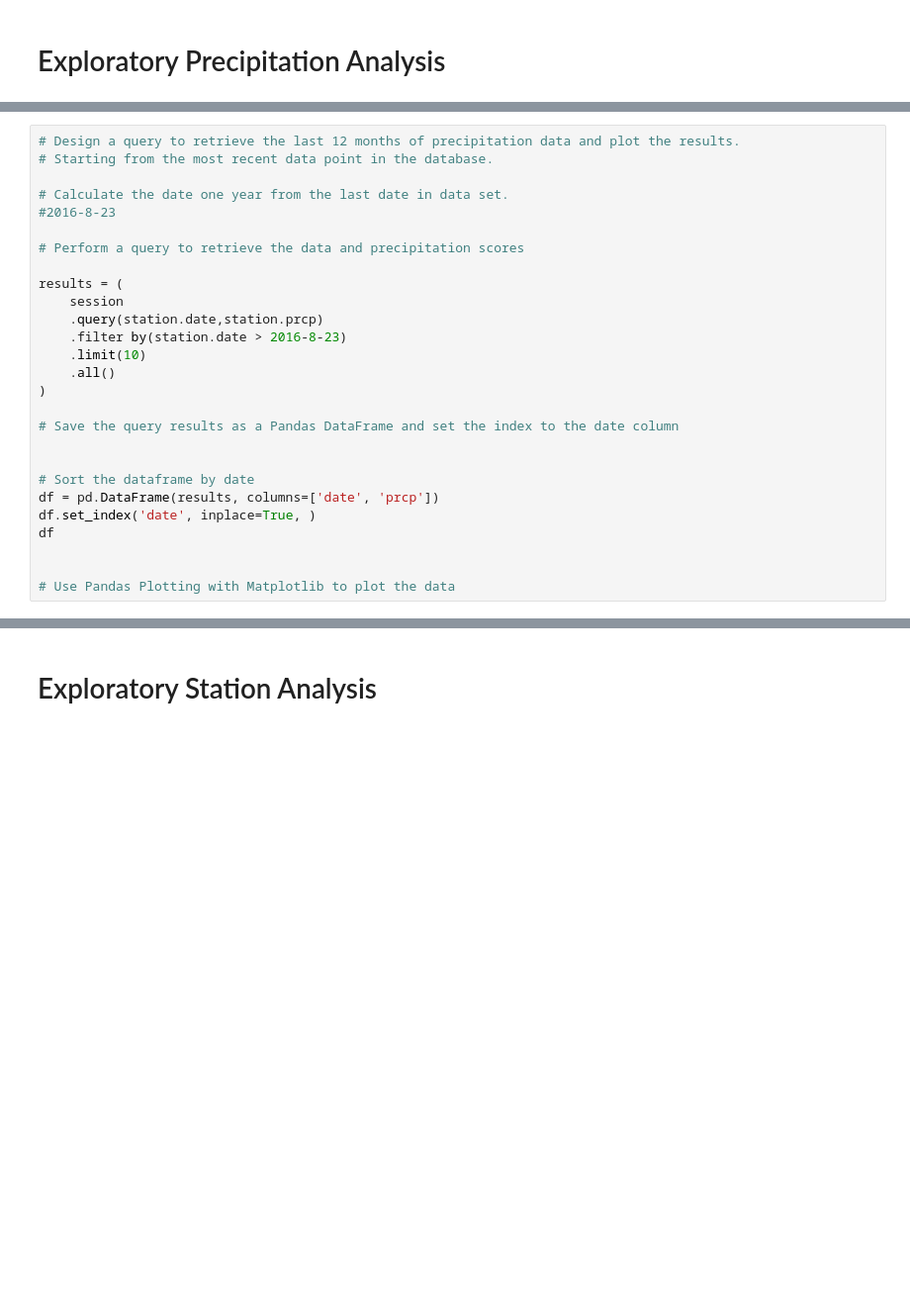
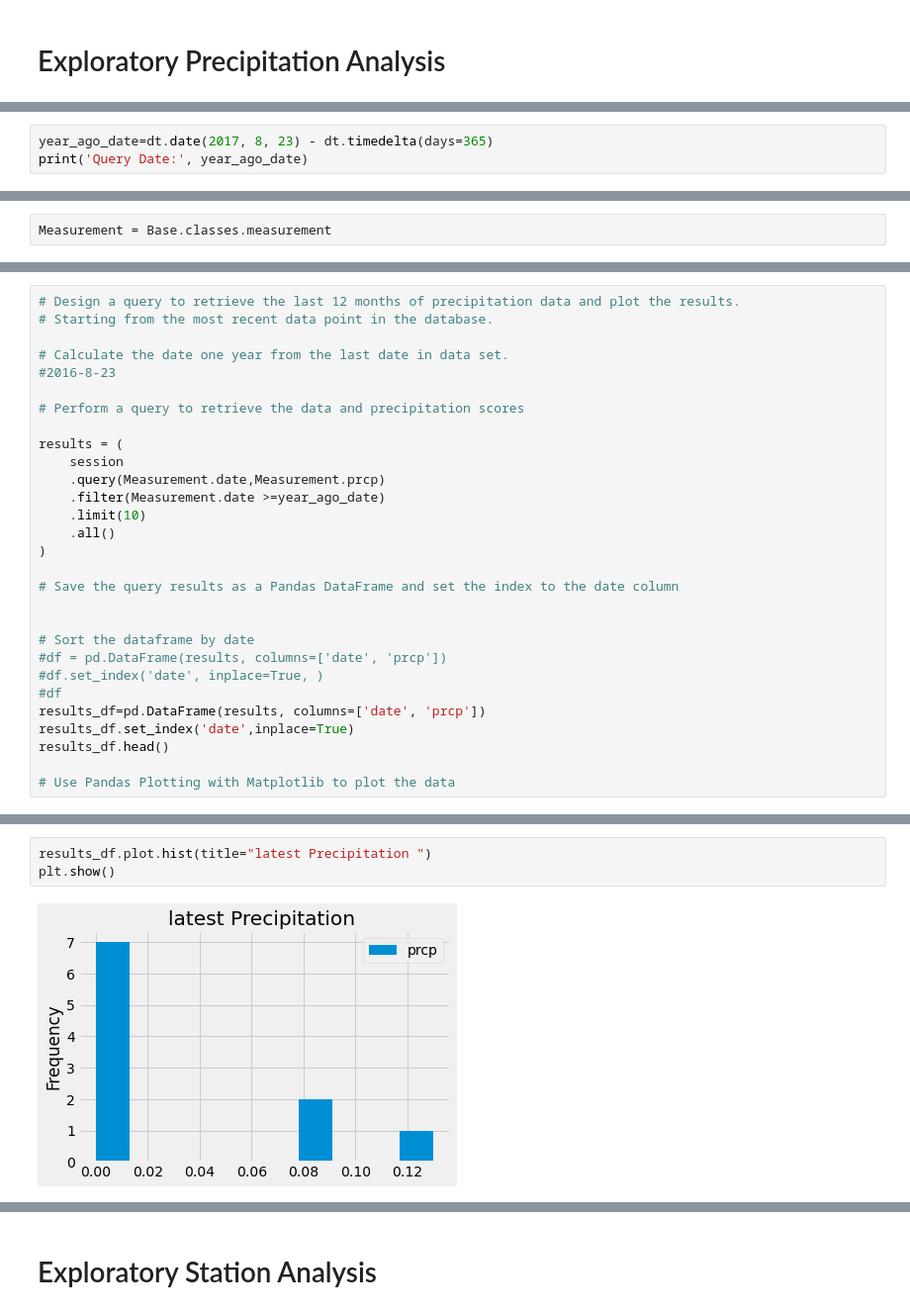
Before and after one commit to amjad5050/sqlalchemy-challenge, a Jupyter notebook: Instructions/climate_starter.ipynb, the cells around one changed output, grey strips where cells are left out. Shown at 99% size. Drawn from its saved outputs; the diff is of its cells as text; blank space fills up the shorter version.

```diff
--- a/Instructions/climate_starter.ipynb
+++ b/Instructions/climate_starter.ipynb
@@ -78,3 +75,6 @@ most_recent = (
 most_recent
 # %% [output]
 ('2017-08-23',)
+# %%
+year_ago_date=dt.date(2017, 8, 23) - dt.timedelta(days=365)
+print('Query Date:', year_ago_date)
@@ -80,0 +83,2 @@ most_recent
+# %%
+Measurement = Base.classes.measurement
@@ -89,8 +116,8 @@ most_recent
 
 results = (
     session
-    .query(station.date,station.prcp)
-    .filter by(station.date > 2016-8-23)
+    .query(Measurement.date,Measurement.prcp)
+    .filter(Measurement.date >=year_ago_date)
     .limit(10)
     .all()
 )
@@ -99,10 +126,12 @@ results = (
 
 
 # Sort the dataframe by date
-df = pd.DataFrame(results, columns=['date', 'prcp'])
-df.set_index('date', inplace=True, )
-df
-
+#df = pd.DataFrame(results, columns=['date', 'prcp'])
+#df.set_index('date', inplace=True, )
+#df
+results_df=pd.DataFrame(results, columns=['date', 'prcp'])
+results_df.set_index('date',inplace=True)
+results_df.head()
 
 # Use Pandas Plotting with Matplotlib to plot the data
 # %% [output]
@@ -110,2 +145,7 @@ SyntaxError: invalid syntax (<ipython-input-67-eae073f4ae17>, line 12)
+# %%
+results_df.plot.hist(title="latest Precipitation ")
+plt.show()
+# %% [output]
+[figure, added]
 # %%
 # Use Pandas to calcualte the summary statistics for the precipitation data
```
Also changed, not shown: parts of 13 cells of this notebook, 1 other file.
